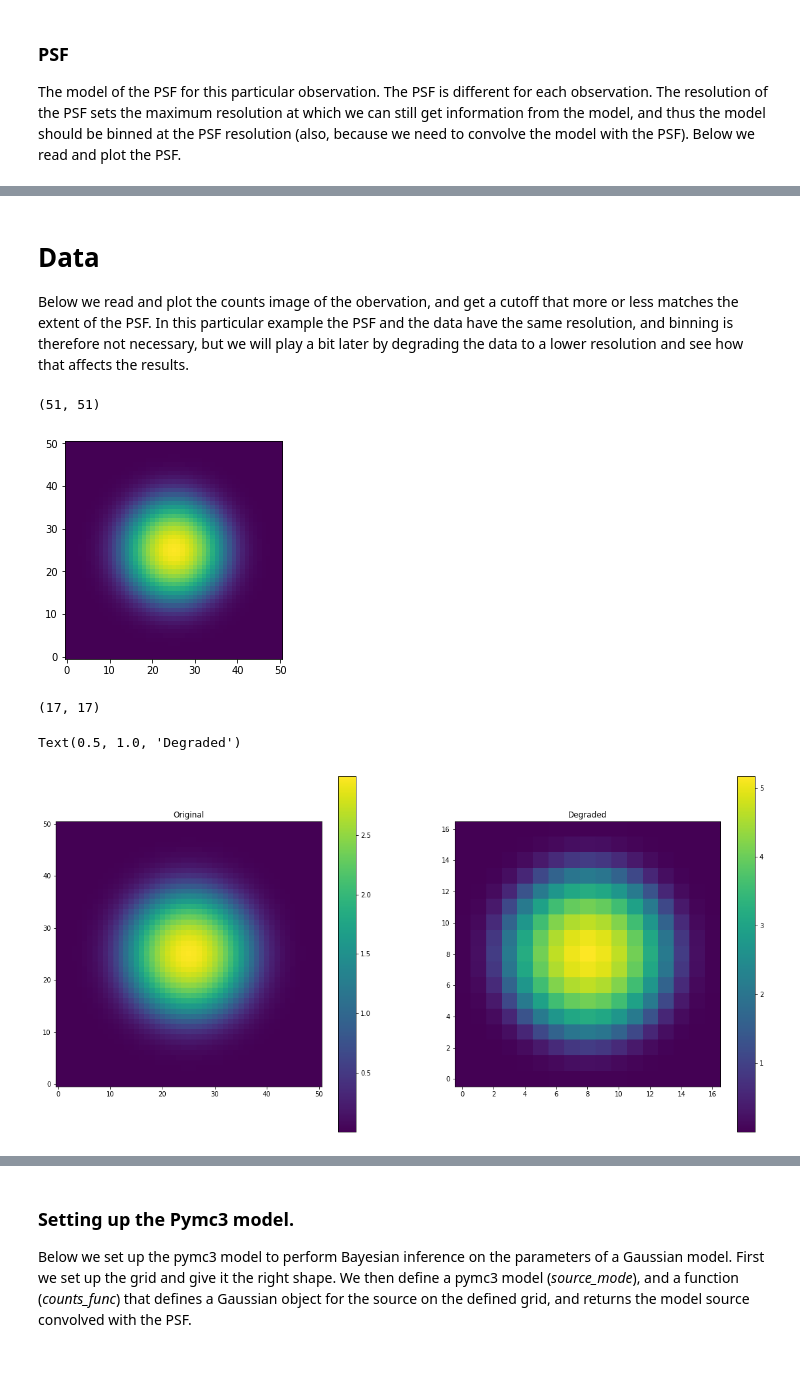
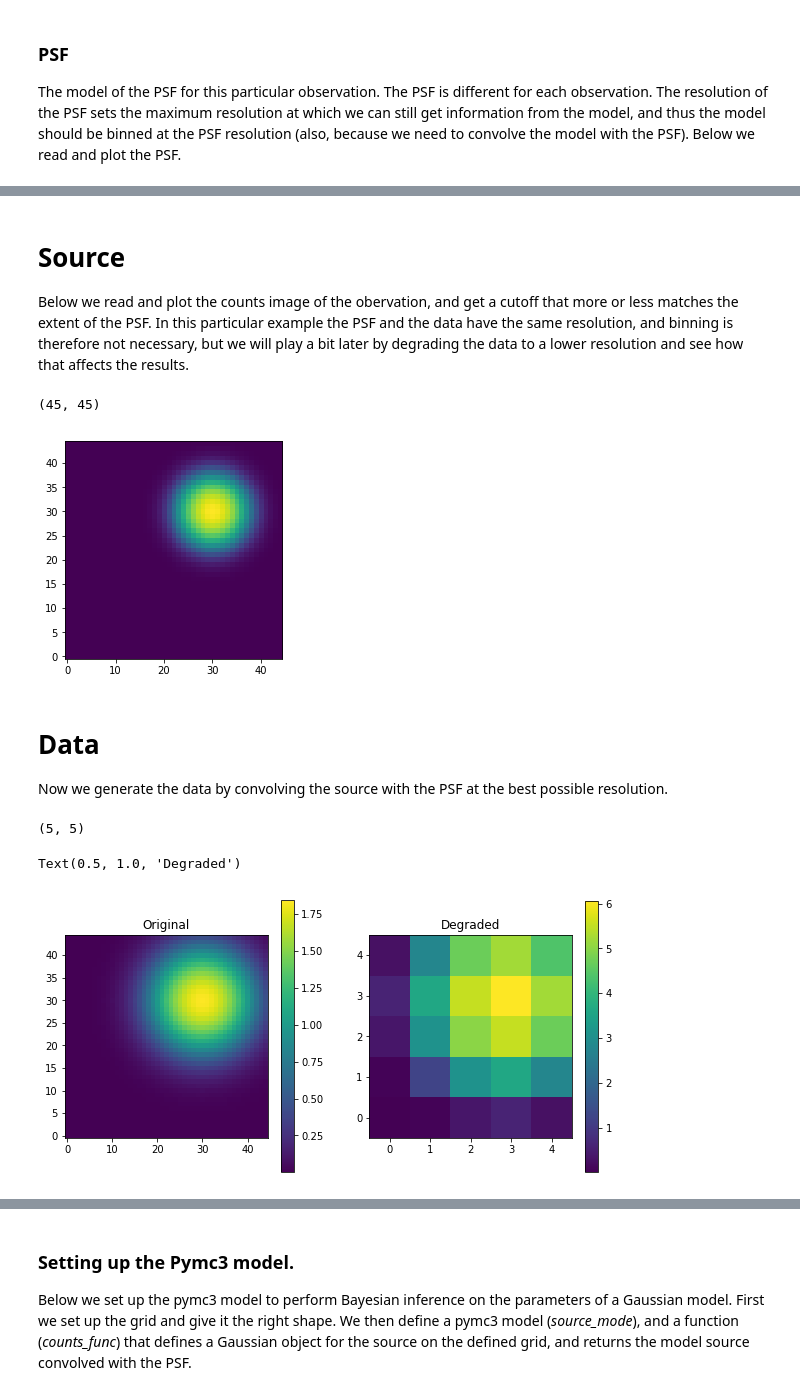
Before and after one commit to juramaga/sherpa_fitting, a Jupyter notebook: test_convolution_failed_MLE_v5.ipynb, the cells around one changed output, grey strips where cells are left out. Saved outputs shown, nothing was run; the diff lists cells and outputs as text; code cells hidden in the pictures; blank space fills up the shorter version.

```diff
--- a/test_convolution_failed_MLE_v5.ipynb
+++ b/test_convolution_failed_MLE_v5.ipynb
@@ -125,10 +49,10 @@ def rebin_flux(array, dimensions=None, scale=None):
 The model of the PSF for this particular observation. The PSF is different for each observation. The resolution of the PSF sets the maximum resolution at which we can still get information from the model, and thus the model should be binned at the PSF resolution (also, because we need to convolve the model with the PSF). Below we read and plot the PSF.
 # %%
 # Create a Gaussian source
-kernel = Gaussian2D(1, 25.0, 25.0, 3, 3)
+kernel = Gaussian2D(1, 22.0, 22.0, 6, 6)
 
-x1 = np.arange(0,51)
-y1 = np.arange(0,51)
+x1 = np.arange(0,45)
+y1 = np.arange(0,45)
 x1, y1 = np.meshgrid(x1, y1)
 psf_data = kernel(x1, y1)
 # %%
@@ -160,48 +84,54 @@ Text(0.5, 1.0, 'Degraded')
 # %% [markdown]
-# Data
+# Source
 Below we read and plot the counts image of the obervation, and get a cutoff that more or less matches the extent of the PSF. In this particular example the PSF and the data have the same resolution, and binning is therefore not necessary, but we will play a bit later by degrading the data to a lower resolution and see how that affects the results.
 # %%
 # Create a Gaussian source
-gauss1 = Gaussian2D(10, 25.0, 25.0, 6, 6)
+gauss1 = Gaussian2D(10, 30.0, 30.0, 4, 4)
 
-x = np.arange(0,51)
-y = np.arange(0,51)
+x = np.arange(0,45)
+y = np.arange(0,45)
 x, y = np.meshgrid(x, y)
-img_data = gauss1(x, y)
+img_src = gauss1(x, y)
 # %%
-plt.imshow(arcsinh(img_data),origin='lower', cmap='viridis',
+plt.imshow(arcsinh(img_src),origin='lower', cmap='viridis',
            interpolation='nearest')
-print (np.shape(img_data))
+print (np.shape(img_src))
 # %% [output]
-(51, 51)
+(45, 45)
-[figure, old version]
+[figure, new version]
+# %% [markdown]
+# Data
+Now we generate the data by convolving the source with the PSF at the best possible resolution.
+# %%
+psf_kernel = CustomKernel(psf_data)
+img_data = convolve_fft(img_src, psf_kernel, normalize_kernel=True)
 # %%
-data_binned = rebin_flux(img_data,(17,17))
+data_binned = rebin_int(img_data,9,9)
 print (np.shape(data_binned))
 # %% [output]
-(17, 17)
+(5, 5)
 # %%
-plt.subplots(1,2,figsize=(20,10))
+plt.subplots(1,2,figsize=(10,5))
 plt.subplot(1,2,1)
 im = plt.imshow(np.arcsinh(img_data),origin='lower', cmap='viridis',
            interpolation='nearest')
 #plt.scatter([24.263523],[24.959832],marker='x',color='w',s=120)
 #plt.scatter([24.6869],[24.8930],marker='x',color='b',s=120)
 #plt.errorbar([24.263523],[24.959832], 0.46, 0.37, marker='s', ecolor='white',elinewidth=3)
 
 #plt.xlim(20,30)
 #plt.ylim(20,30)
 
 cb = plt.colorbar(im)
 plt.title('Original')
 plt.subplot(1,2,2)
 im = plt.imshow(np.arcsinh(data_binned),origin='lower', cmap='viridis',
            interpolation='nearest')
 #plt.scatter([24.263523/2],[24.959832/2],marker='x',color='r',s=120)
 #plt.scatter([24.6869/2.],[24.8930/2.],marker='x',color='b',s=120)
 
 cb = plt.colorbar(im)
 plt.title('Degraded')
 # %% [output]
 Text(0.5, 1.0, 'Degraded')
-[figure, old version]
+[figure, new version]
```
Also changed, not shown: parts of 34 cells of this notebook, 2 other files.
